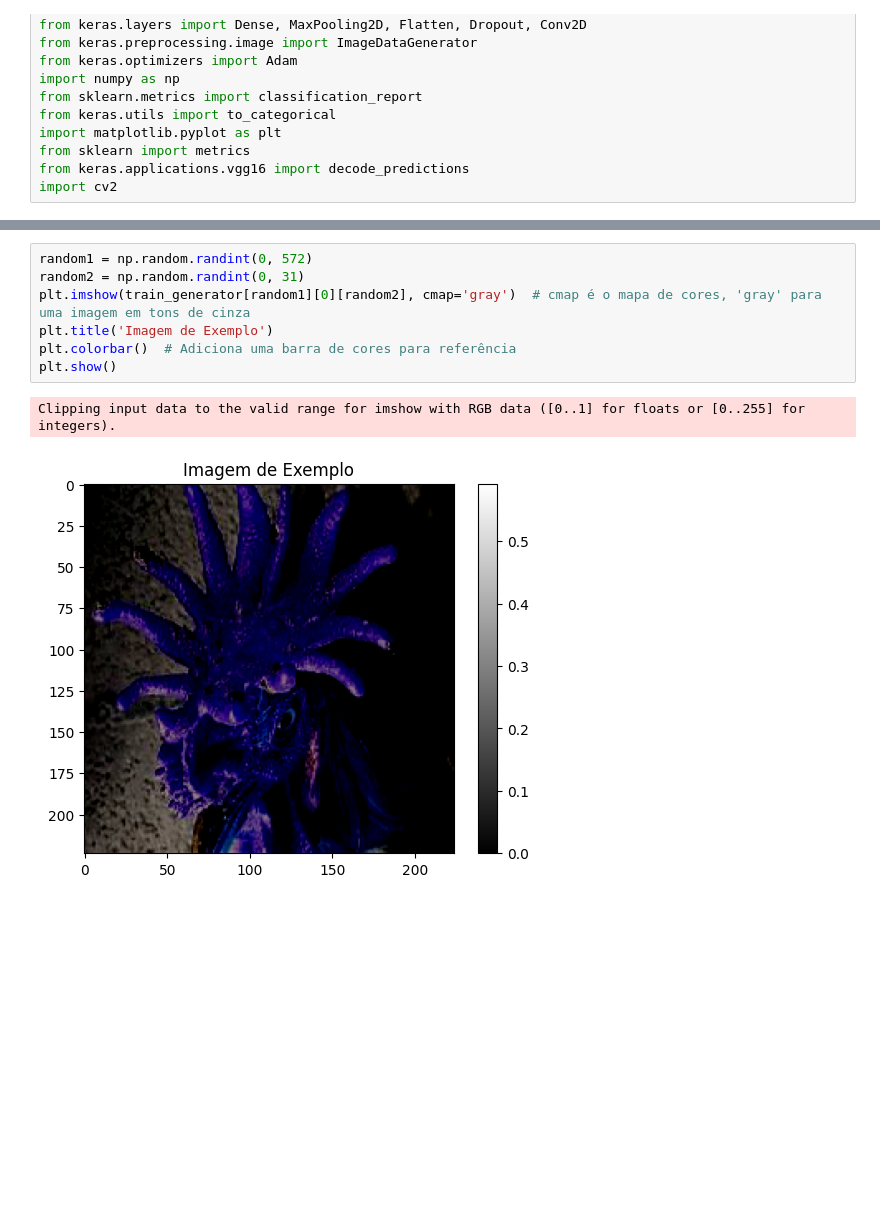
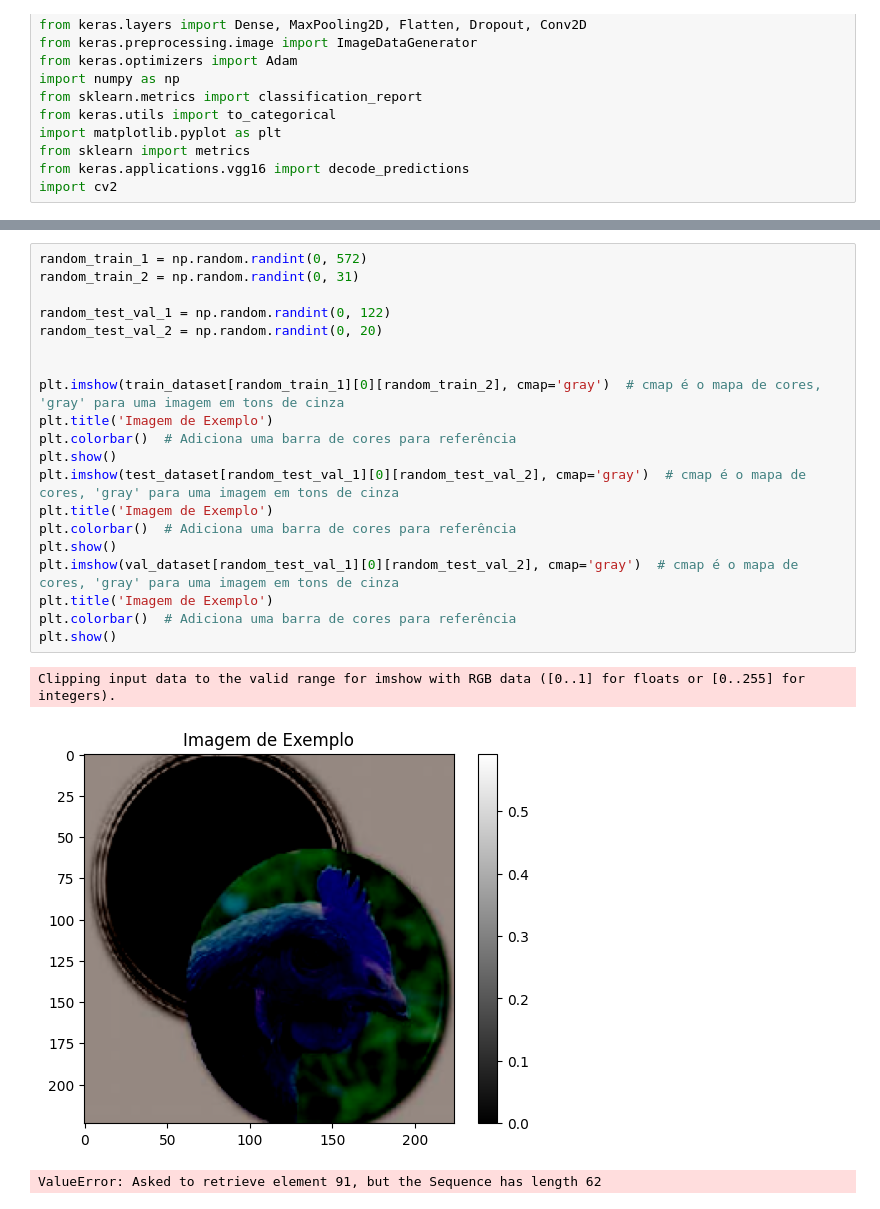
Before and after one commit to gabrielhtres/AnimalsClassification, a Jupyter notebook: AnimalClassificationVGG.ipynb, the cells around one changed output, grey strips where cells are left out. Cells and saved outputs as stored; diff of their text form; blank space fills up the shorter version.

```diff
--- a/AnimalClassificationVGG.ipynb
+++ b/AnimalClassificationVGG.ipynb
@@ -54,13 +65,27 @@ Found 7854 images belonging to 10 classes.
 # %%
-random1 = np.random.randint(0, 572)
-random2 = np.random.randint(0, 31)
-plt.imshow(train_generator[random1][0][random2], cmap='gray')  # cmap é o mapa de cores, 'gray' para uma imagem em tons de cinza
+random_train_1 = np.random.randint(0, 572)
+random_train_2 = np.random.randint(0, 31)
+
+random_test_val_1 = np.random.randint(0, 122)
+random_test_val_2 = np.random.randint(0, 20)
+
+
+plt.imshow(train_dataset[random_train_1][0][random_train_2], cmap='gray')  # cmap é o mapa de cores, 'gray' para uma imagem em tons de cinza
 plt.title('Imagem de Exemplo')
 plt.colorbar()  # Adiciona uma barra de cores para referência
 plt.show()
+plt.imshow(test_dataset[random_test_val_1][0][random_test_val_2], cmap='gray')  # cmap é o mapa de cores, 'gray' para uma imagem em tons de cinza
+plt.title('Imagem de Exemplo')
+plt.colorbar()  # Adiciona uma barra de cores para referência
+plt.show()
+plt.imshow(val_dataset[random_test_val_1][0][random_test_val_2], cmap='gray')  # cmap é o mapa de cores, 'gray' para uma imagem em tons de cinza
+plt.title('Imagem de Exemplo')
+plt.colorbar()  # Adiciona uma barra de cores para referência
+plt.show()
 # %% [output]
 Clipping input data to the valid range for imshow with RGB data ([0..1] for floats or [0..255] for integers).
-[figure, old version]
+[figure, new version]
+ValueError: Asked to retrieve element 91, but the Sequence has length 62
 # %%
 # Passo 1: Carregar modelo VGG16 pré-treinado
 base_model = VGG16(weights='imagenet', include_top=False, input_shape=(224, 224, 3))
```
Also changed, not shown: parts of 6 cells of this notebook, 1 other file.
